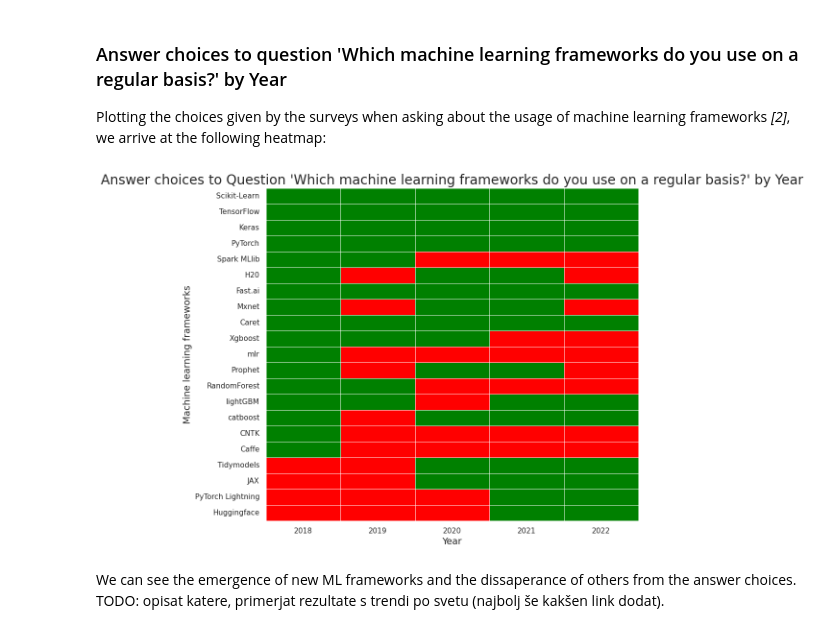
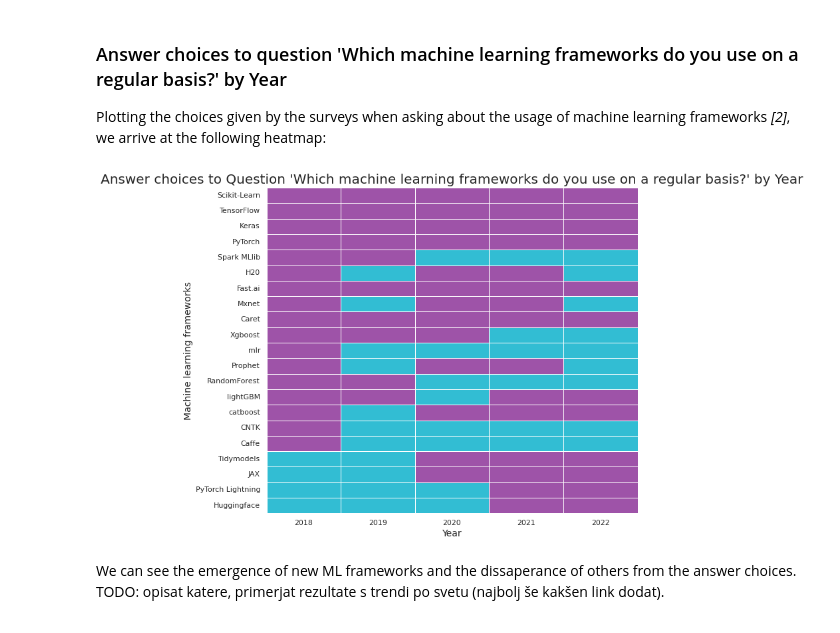
Before and after one commit to moratsam/kaggle-survey-2022, a Jupyter notebook: Kaggle_Survey_2022.ipynb, the cells around one changed output. Drawn from its saved outputs; the diff is of its cells as text; code cells hidden in the pictures.

```diff
--- a/Kaggle_Survey_2022.ipynb
+++ b/Kaggle_Survey_2022.ipynb
@@ -92,8 +122,9 @@ from wordcloud import WordCloud
 ### Number of Questions containing the word 'cloud'
 Counting every year's questions which contain the word "cloud", we arrive at the following result.
 # %%
-#with open('../input/kaggle-survey-historical-meta/all_questions.json') as f:
-with open('kaggle-survey-historical-meta/all_questions.json') as f:
+# with open('../input/kaggle-survey-historical-meta/all_questions.json') as f:
+#with open('kaggle-survey-historical-meta/all_questions.json') as f:
+with open('../input/d/jakkajdsfs/kaggle-survey-historical-meta/all_questions.json') as f:
     all_qs = json.load(f)
 
 cloud_cnts = {year: 0 for year in range(2017, 2023)}
@@ -105,11 +136,12 @@ for year in all_qs:
 cloud_series = pd.Series(cloud_cnts)
 
 custom_params = {"axes.spines.right": False, "axes.spines.top": False}
-sns.set_theme(style="whitegrid", rc=custom_params)
+sns.set_theme(style="whitegrid", palette=global_palette, rc=custom_params)
 plt.figure(figsize=(14,6))
 
 
-sns.lineplot(x=cloud_series.index, y=cloud_series, marker='p',markersize= 10, color='red')
+# sns.lineplot(x=cloud_series.index, y=cloud_series, marker='p',markersize= 10, color='red')
+sns.lineplot(x=cloud_series.index, y=cloud_series, marker='p',markersize= 10)
 plt.title("Number of Questions containing the word 'cloud'",fontsize=20)
 plt.xlabel('Year', fontsize=14);
 plt.ylabel('Questions Count', fontsize=14)
@@ -151,23 +183,23 @@ TODO: primerjat rezultate s trendi po svetu (najbolj še kakšen link dodat).
 ### Answer choices to question 'Which machine learning frameworks do you use on a regular basis?' by Year
 Plotting the choices given by the surveys when asking about the usage of machine learning frameworks *[2]*, we arrive at the following heatmap:
 # %%
-#ml_frameworks = pd.read_csv('/kaggle/input/question-analysis/ml_frameworks.csv')
-ml_frameworks = pd.read_csv('question-analysis/ml_frameworks.csv')
+ml_frameworks = pd.read_csv('/kaggle/input/question-analysis/ml_frameworks.csv')
+#ml_frameworks = pd.read_csv('question-analysis/ml_frameworks.csv')
 ml_frameworks = ml_frameworks.set_index('Framework')
 plt.figure(figsize=(10,9))
 sns.heatmap(
     ml_frameworks,
     annot=False,
-    cmap=["red","green"],
+    cmap=global_palette,
     cbar=False,
     linewidth=.5)
 plt.title("Answer choices to Question 'Which machine learning frameworks do you use on a regular basis?' by Year",fontsize=20)
 plt.xlabel('Year', fontsize=14);
 plt.ylabel('Machine learning frameworks', fontsize=14)
 
 plt.show()
 # %% [output]
-[figure, old version]
+[figure, new version]
 # %% [markdown]
 We can see the emergence of new ML frameworks and the dissaperance of others from the answer choices. TODO: opisat katere, primerjat rezultate s trendi po svetu (najbolj še kakšen link dodat).
 # %% [markdown]
```
Also changed, not shown: parts of 27 cells of this notebook.
